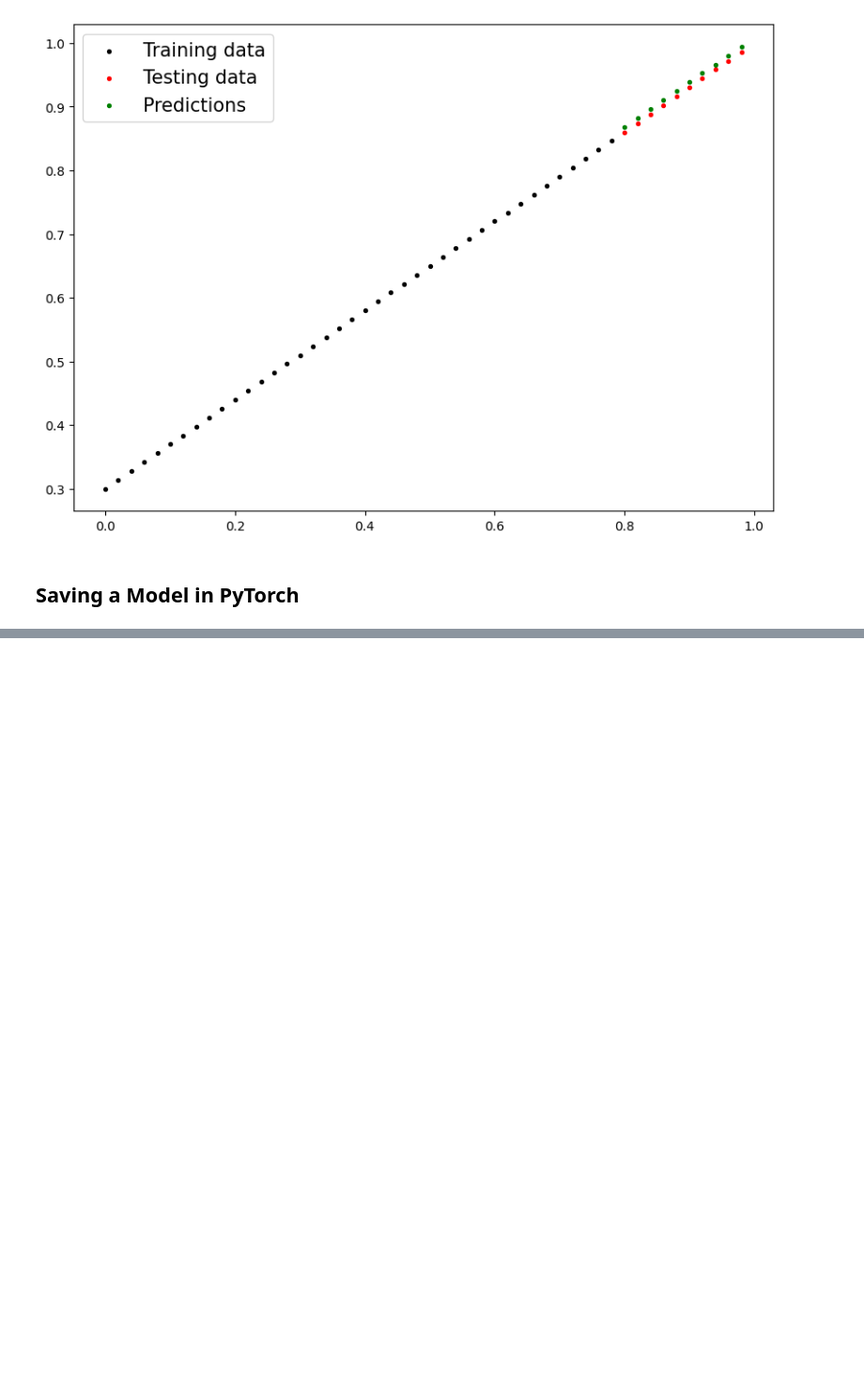
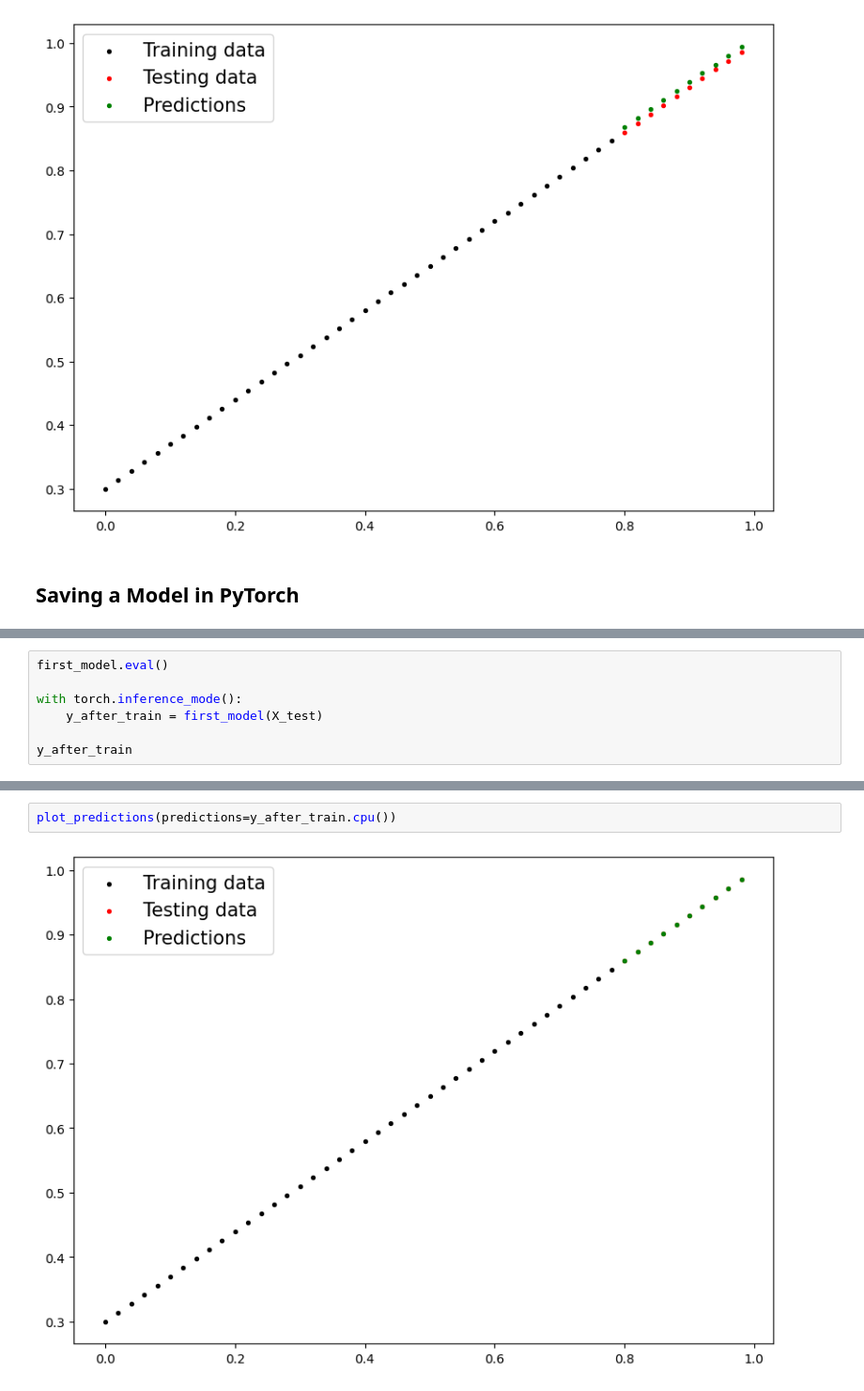
Before and after one commit to sinayassari/ai-ml-dl-intro, a Jupyter notebook: example/01_pytorch_workflow.ipynb, the cells around one changed output, grey strips where cells are left out. Shown at 94% size. Saved outputs shown, nothing was run; the diff lists cells and outputs as text; blank space fills up the shorter version.

```diff
--- a/example/01_pytorch_workflow.ipynb
+++ b/example/01_pytorch_workflow.ipynb
@@ -286,0 +481,7 @@ torch.save(obj=model_0.state_dict(),
+# %%
+first_model.eval()
+
+with torch.inference_mode():
+    y_after_train = first_model(X_test)
+
+y_after_train
@@ -286,0 +499,4 @@ torch.save(obj=model_0.state_dict(),
+# %%
+plot_predictions(predictions=y_after_train.cpu())
+# %% [output]
+[figure, added]
```
Also changed, not shown: parts of 31 cells of this notebook.
